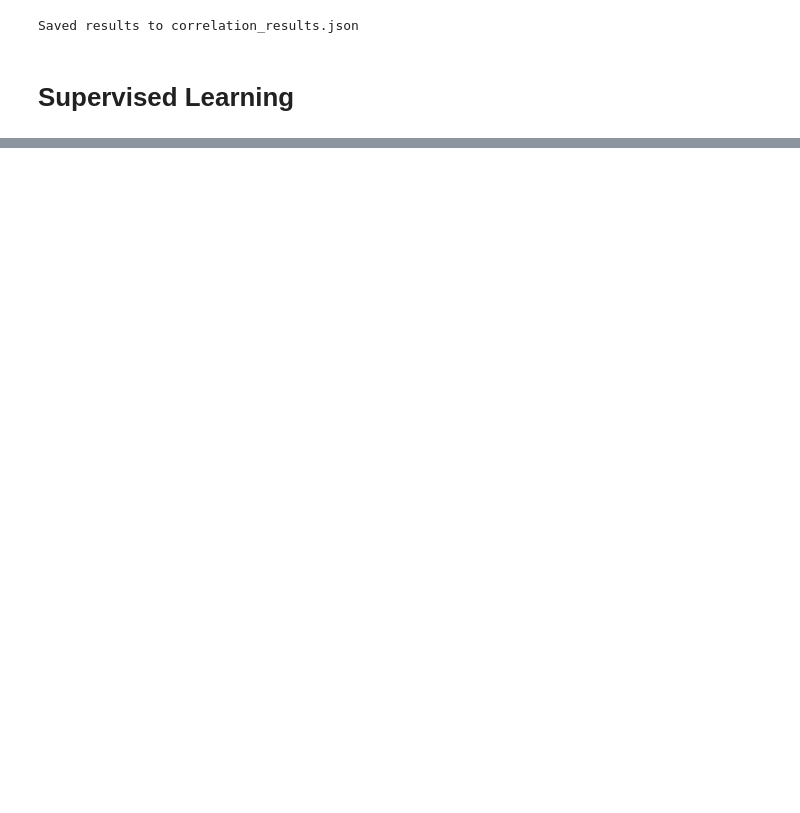
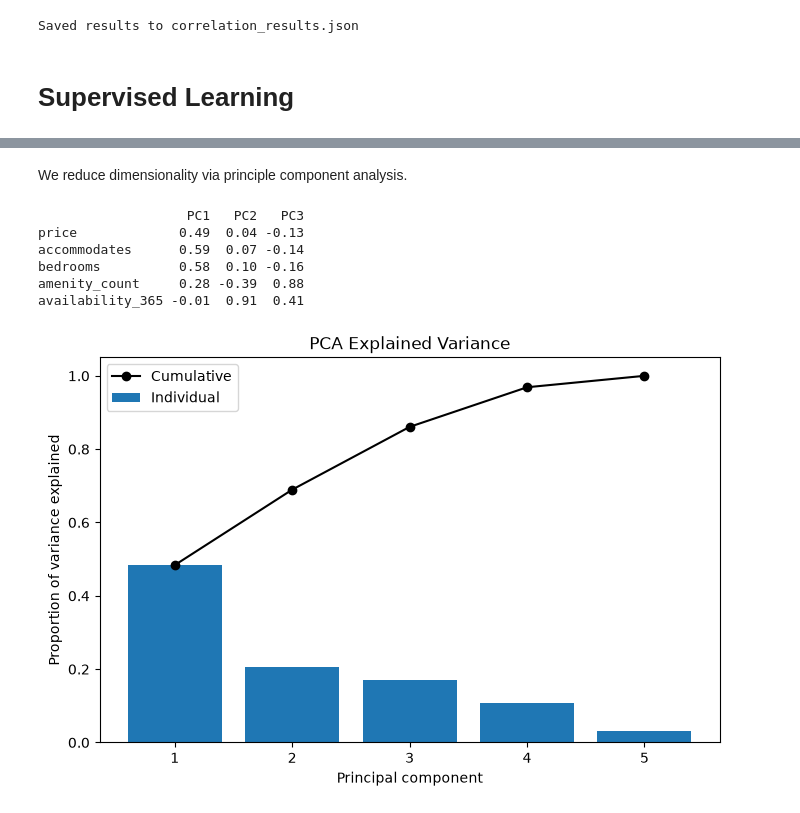
Before and after one commit to h3dysh1/airbnb_data_presentation, a Jupyter notebook: CODE_notebook.ipynb, the cells around one changed output, grey strips where cells are left out. Drawn from its saved outputs; the diff is of its cells as text; code cells hidden in the pictures; blank space fills up the shorter version.

```diff
--- a/CODE_notebook.ipynb
+++ b/CODE_notebook.ipynb
@@ -498,0 +926,42 @@ print(f"\nSaved predictions to {path}")
+# %% [markdown]
+We reduce dimensionality via principle component analysis.
+# %%
+pca = PCA()
+X_pca = pca.fit_transform(X_scaled)
+
+ratios = pca.explained_variance_ratio_
+components = np.arange(1, len(ratios) + 1)
+
+plt.figure(figsize=(8, 5))
+plt.bar(components, ratios, label="Individual")
+plt.plot(
+    components,
+    np.cumsum(ratios),
+    marker="o",
+    color="black",
+    label="Cumulative"
+)
+
+plt.xlabel("Principal component")
+plt.ylabel("Proportion of variance explained")
+plt.title("PCA Explained Variance")
+plt.xticks(components)
+plt.legend()
+
+n_components = 3
+
+loadings = pd.DataFrame(
+    pca.components_[:n_components].T,
+    columns=[f"PC{i + 1}" for i in range(n_components)],
+    index=features
+).round(2)
+
+print(loadings)
+# %% [output]
+                   PC1   PC2   PC3
+price             0.49  0.04 -0.13
+accommodates      0.59  0.07 -0.14
+bedrooms          0.58  0.10 -0.16
+amenity_count     0.28 -0.39  0.88
+availability_365 -0.01  0.91  0.41
+[figure, added]
```
Also changed, not shown: parts of 41 cells of this notebook.
